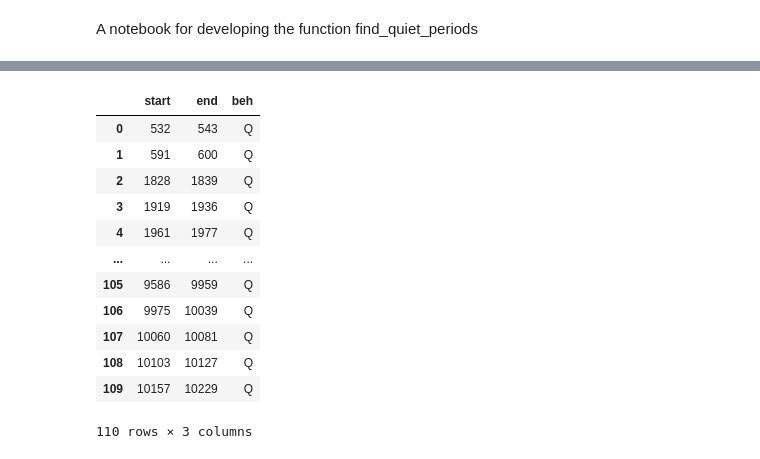
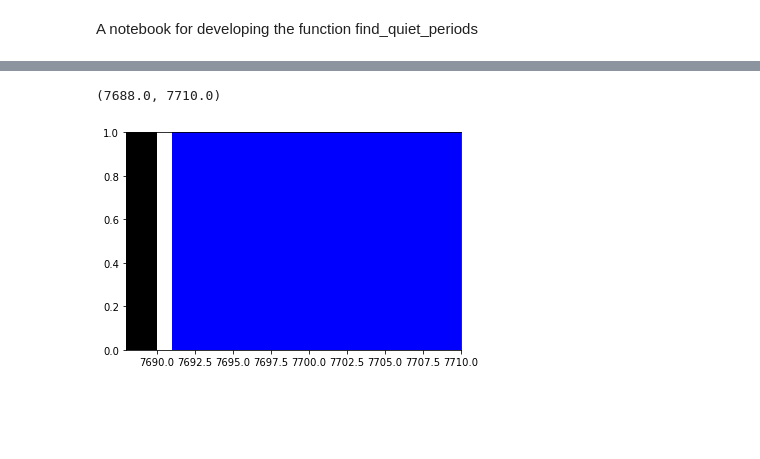
Before and after one commit to neuro-will/keller_zlatic_vnc, a Jupyter notebook: development/develop_find_quiet_periods.ipynb, the cells around one changed output, grey strips where cells are left out. Cells and saved outputs as stored; diff of their text form; code cells hidden in the pictures; blank space fills up the shorter version.

```diff
--- a/development/develop_find_quiet_periods.ipynb
+++ b/development/develop_find_quiet_periods.ipynb
@@ -16,23 +16,24 @@ import matplotlib.pyplot as plt
 # %%
 # Folder holding annotation data
-annot_folder = r'/Volumes/bishoplab/projects/keller_vnc/data/full_annotations/em_volume_behavior_csv'
+annot_folder = r'A:/projects/keller_vnc/data/full_annotations/em_volume_behavior_csv'
 
 # Annotation file
 annot_file = '18-02-15L1-behavior-ol.csv'
 # %%
 full_annotations = read_full_annotations(Path(annot_folder) / annot_file)
 # %%
-quiet_annots = find_quiet_periods(full_annotations, 10)
+quiet_annots = find_quiet_periods(full_annotations, q_th=10, q_start_offset=1, q_end_offset=1)
 # %%
 plt.figure()
 ax = plt.subplot(1,1,1)
+
+for start, end in zip(full_annotations.start, full_annotations.end):
+    rect = patches.Rectangle((start, 0), end-start, 1, facecolor='k')
+    ax.add_patch(rect)
 
 for _, item in quiet_annots.iterrows():
     rect = patches.Rectangle((item['start'], 0), item['end']-item['start'], 1, facecolor='b')
     ax.add_patch(rect)
 
-for start in full_annotations.start:
-    ax.plot([start, start], [0, 1], 'g-')
-for end in full_annotations.end:
-    ax.plot([end, end], [0, 1], 'r-')
+plt.xlim(7688, 7710)
 # %% [output]
@@ -41,16 +40,2 @@ for end in full_annotations.end:
+(7688.0, 7710.0)
+[figure, added]
-# %%
-quiet_annots
-# %% [output]
-|  | start | end | beh |
-| 0 | 532 | 543 | Q |
-| 1 | 591 | 600 | Q |
-| 2 | 1828 | 1839 | Q |
-| 3 | 1919 | 1936 | Q |
-| 4 | 1961 | 1977 | Q |
-| ... | ... | ... | ... |
-| 105 | 9586 | 9959 | Q |
-| 106 | 9975 | 10039 | Q |
-| 107 | 10060 | 10081 | Q |
-| 108 | 10103 | 10127 | Q |
-| 109 | 10157 | 10229 | Q |
-110 rows × 3 columns
```
Also changed, not shown: parts of 5 cells of this notebook, 14 other files.
